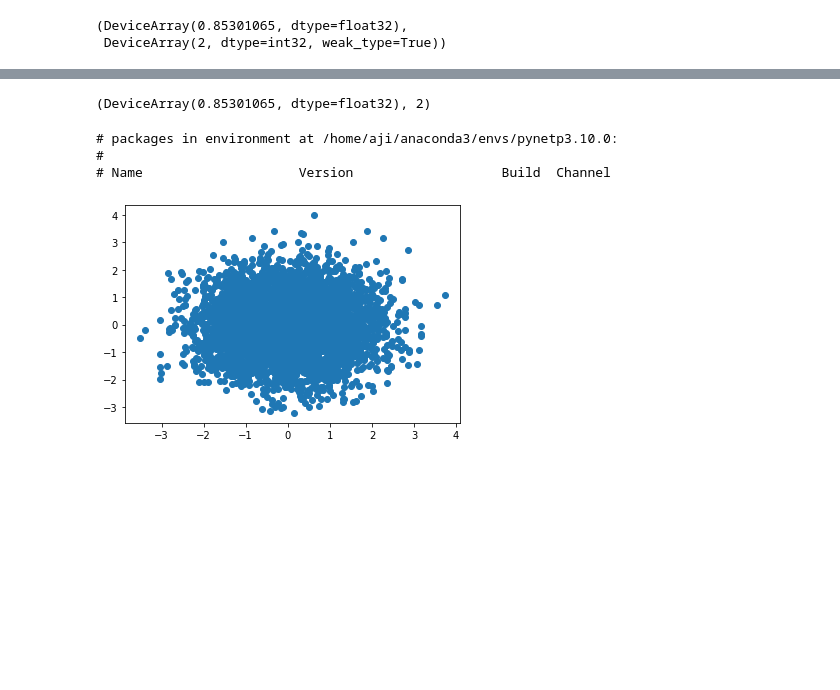
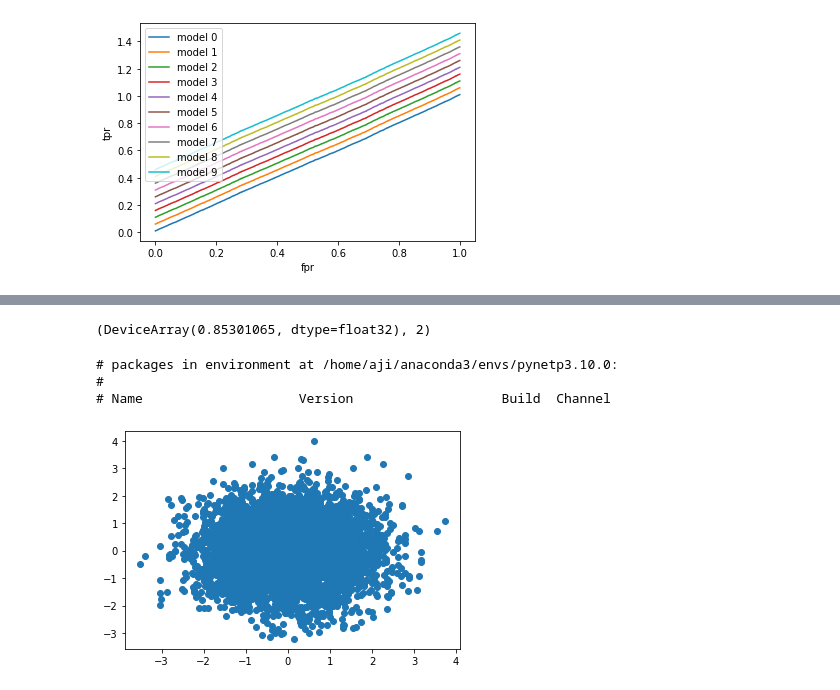
Before and after one commit to ajipalar/pynet, a Jupyter notebook: devel/functional_gibbs.ipynb, the cells around one changed output, grey strips where cells are left out. Drawn from its saved outputs; the diff is of its cells as text; code cells hidden in the pictures; blank space fills up the shorter version.

```diff
--- a/devel/functional_gibbs.ipynb
+++ b/devel/functional_gibbs.ipynb
@@ -87,4 +103,11 @@ plot.scatter(x, y)
 # %%
 # Plot ROC and PRC curves
-x = 2
-z = eval('x')
+def ROC_PRC_test():
+    key = jax.random.PRNGKey(10298)
+    key, k1 , k2 = jax.random.split(key, 3)
+    shape = (1000000, )
+    y_true = jax.random.bernoulli(key, p=0.01, shape=shape)
+    score = jax.random.uniform(k1, shape=shape)
+    fpr, tpr, thresholds = roc_curve(y_true, score)
+    precision, recall, pthresholds = precision_recall_curve(y_true, score)
+    return fpr, tpr, thresholds, precision, recall, pthresholds
@@ -107,5 +114,19 @@ j3 = jax.jit(f4)
-# %%
-j3(testkey, 2)
-# %% [output]
-(DeviceArray(0.85301065, dtype=float32),
- DeviceArray(2, dtype=int32, weak_type=True))
+# %%
+val = ROC_PRC_test()
+fpr, tpr, thre, prec, recall, pthre = val
+# %%
+def multi_plot(fpr, tprm, xlabel='fpr', ylabel='tpr'):
+    labels = []
+    for e, i in enumerate(np.arange(0.01, 0.5, 0.05)):
+        xi = tpr + i
+        plt.plot(fpr, xi)
+        label = f'model {e}'
+        labels.append(label)
+    plt.legend(labels)
+    plt.xlabel(xlabel)
+    plt.ylabel(ylabel)
+    plt.show()
+
+multi_plot(fpr, tpr)
+# %% [output]
+[figure, added]
```
Also changed, not shown: parts of 6 cells of this notebook.
